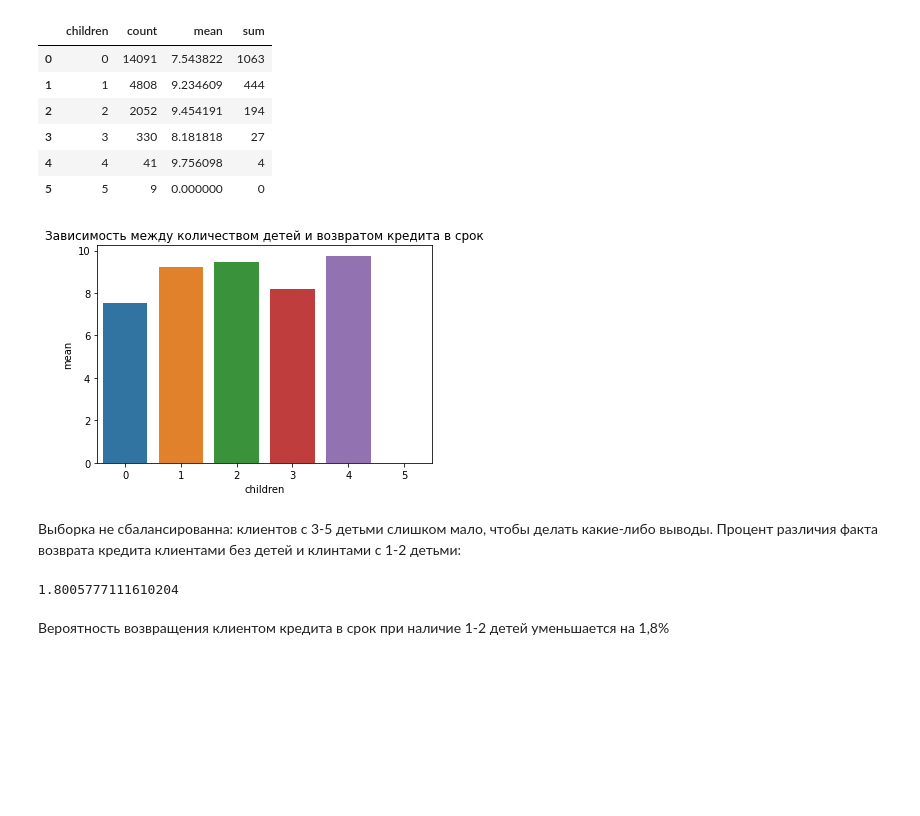
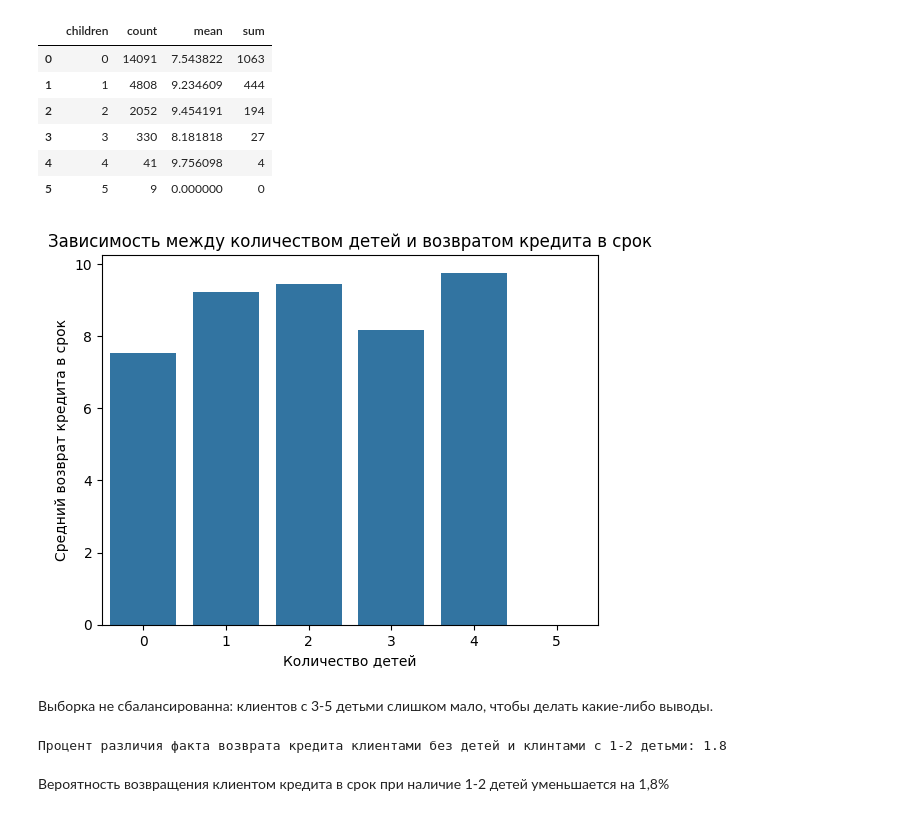
Before and after one commit to ElmiraG/practicum_projects, a Jupyter notebook: 1. borrower_reliability_research/Исследование надежности заемщиков.ipynb, the cells around one changed output. Cells and saved outputs as stored; diff of their text form; code cells hidden in the pictures; blank space fills up the shorter version.

```diff
--- a/1. borrower_reliability_research/Исследование надежности заемщиков.ipynb
+++ b/1. borrower_reliability_research/Исследование надежности заемщиков.ipynb
@@ -165,2 +172,3 @@ dtype: int64
-# %%
-data['total_income'] = data['total_income'].astype(int)
+# %%
+#  Изменение типа данных в столбце на целочисленный
+data['total_income'] = data['total_income'].astype('int64')
@@ -194,7 +241,8 @@ data = data.drop_duplicates()
 # %%
 def categorize_floor(floor):
+    # Функция для категоризации уровня дохода по заданным диапазонам
     try:
-        if 0 <= income <= 30000:
+        if 0 <= floor <= 30000:
             return 'E'
         elif 30001 <= floor <= 50000:
             return 'D'
@@ -205,4 +253,7 @@ def categorize_floor(floor):
         elif floor >= 1000001:
             return 'A'
     except:
-        pass
+        return None  # Возврат None в случае ошибки
+
+# Применение функции categorize_floor для создания новой категории дохода на основе общего дохода
+data['total_income_category'] = data['total_income'].apply(categorize_floor)
@@ -279,19 +322,25 @@ ch_debt #выводим таблицу
 | 4 | 4 | 41 | 9.756098 | 4 |
 | 5 | 5 | 9 | 0.000000 | 0 |
 # %%
-sns.barplot(x='children', y='mean', data=ch_debt).set(title='Зависимость между количеством детей и возвратом кредита в срок');
-# построение гистограммы
+# Создание графика
+sns.barplot(x='children', y='mean', data=ch_debt).set(title='Зависимость между количеством детей и возвратом кредита в срок')
+
+# Установка меток осей
+plt.xlabel('Количество детей')
+plt.ylabel('Средний возврат кредита в срок')
+
+# Отображение графика
+plt.show()
 # %% [output]
-[figure, old version]
+[figure, new version]
 # %% [markdown]
 Выборка не сбалансированна: клиентов с 3-5 детьми слишком мало, чтобы делать какие-либо выводы.
-Процент различия факта возврата кредита клиентами без детей и клинтами с 1-2 детьми:
 # %%
 a = ch_debt.loc[1:2, 'mean'].mean() #среднее значение задолжников для людей с детьми, берем лишь для 1-2 детей, т.к. кол-во данных больше и вывод будет точнее
 b = ch_debt.loc[0, 'mean'] #среднее значение задолжников для людей без детей
-a - b #процент различия задолжников
+print('Процент различия факта возврата кредита клиентами без детей и клинтами с 1-2 детьми:', (a - b).round(2)) #процент различия задолжников
 # %% [output]
-1.8005777111610204
+Процент различия факта возврата кредита клиентами без детей и клинтами с 1-2 детьми: 1.8
 # %% [markdown]
 Вероятность возвращения клиентом кредита в срок при наличие 1-2 детей уменьшается на 1,8%
 # %% [markdown]
```
Also changed, not shown: parts of 85 cells of this notebook.
